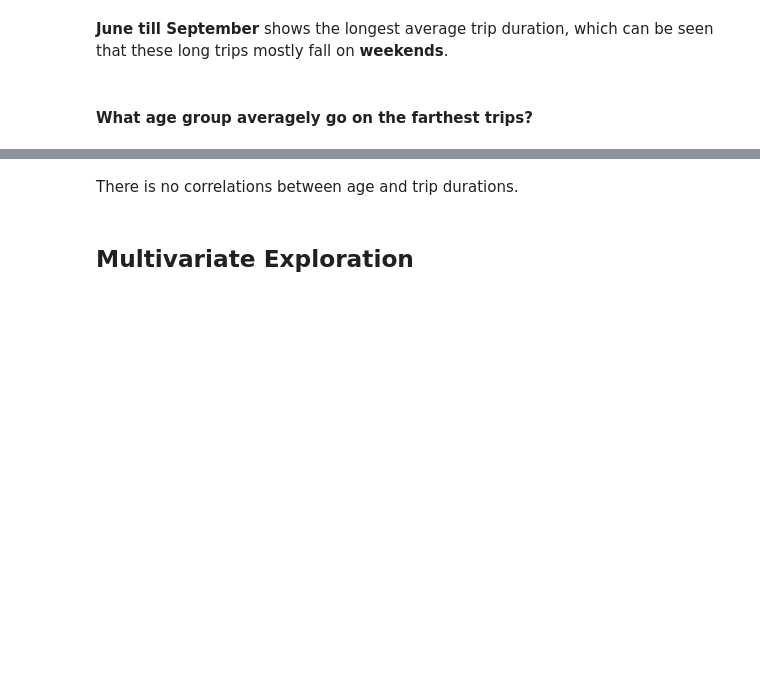
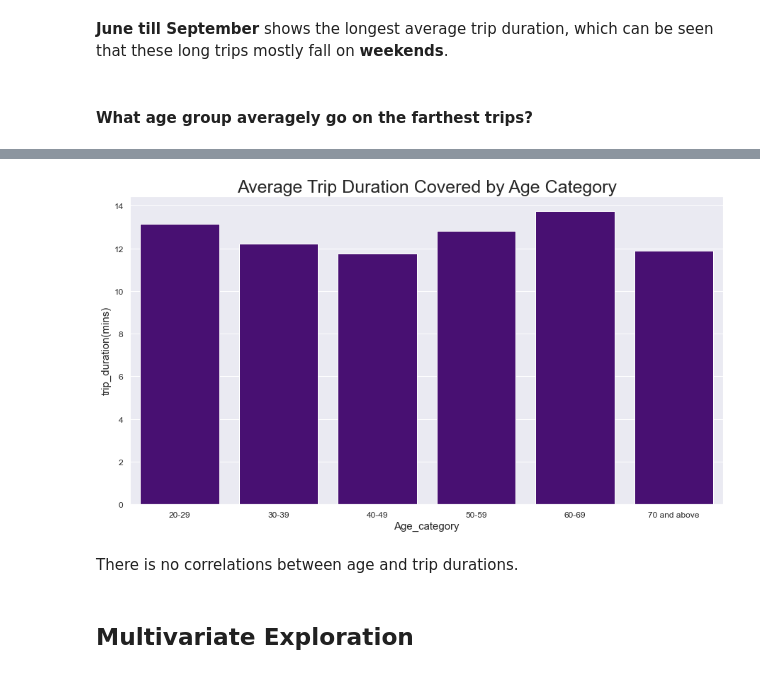
Before and after one commit to salimah-web/FordGo-Bike-DataAnalysis, a Jupyter notebook: Part_I_exploration.ipynb, the cells around one changed output, grey strips where cells are left out. Drawn from its saved outputs; the diff is of its cells as text; code cells hidden in the pictures; blank space fills up the shorter version.

```diff
--- a/Part_I_exploration.ipynb
+++ b/Part_I_exploration.ipynb
@@ -252,9 +300,9 @@ plt.show()
 # %% [markdown]
 The **male gender** mostly use the biking system.
 # %%
-def CreateBarPlot(df,y,x,title, ax=None, order=None,hue=None):
+def CreateBarPlot(df,y,x,title, ax=None, order=None,hue=None,palette=None):
 
-    sns.barplot(data=df, y=y, x=x,color = "indigo",ax=ax,order=order,hue=hue);
+    sns.barplot(data=df, y=y, x=x,color = "indigo",ax=ax,order=order,hue=hue,palette=palette);
     plt.xticks(fontsize=12)
     plt.yticks(fontsize=12)
     plt.xlabel(x,fontsize=15)
@@ -334,10 +399,10 @@ df
 # %%
 sns.set(font_scale=1)
 order=['20-29','30-39','40-49','50-59','60-69','70 and above']
 plt.figure(figsize=[15, 8])
 CreateBarPlot(df,"trip_duration(mins)",'Age_category',"Average Trip Duration Covered by Age Category", order=order)
-
-plt.xticks(rotation=90);
+# %% [output]
+[figure, added]
 # %% [markdown]
 There is no correlations between age and trip durations.
 # %% [markdown]
```
Also changed, not shown: parts of 19 cells of this notebook.
